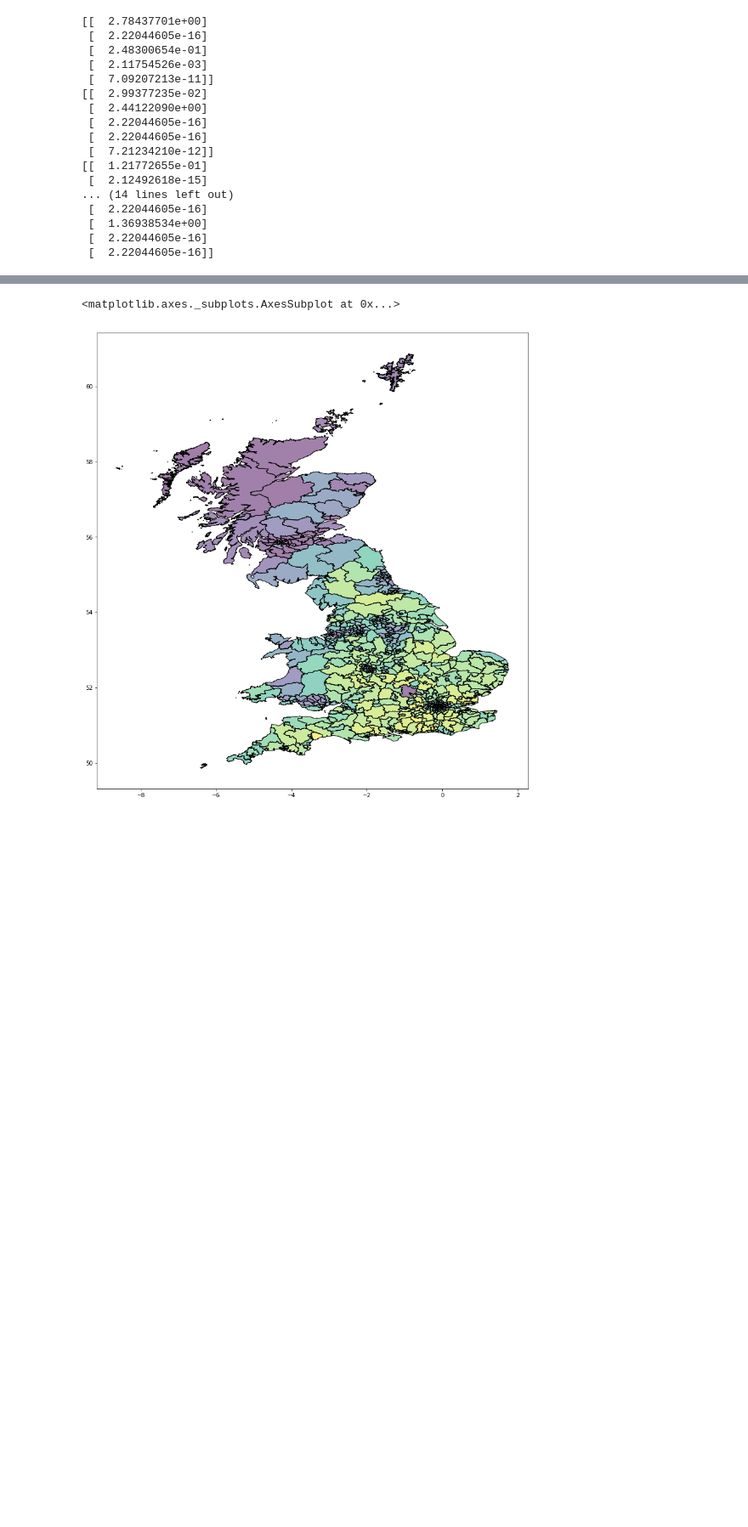
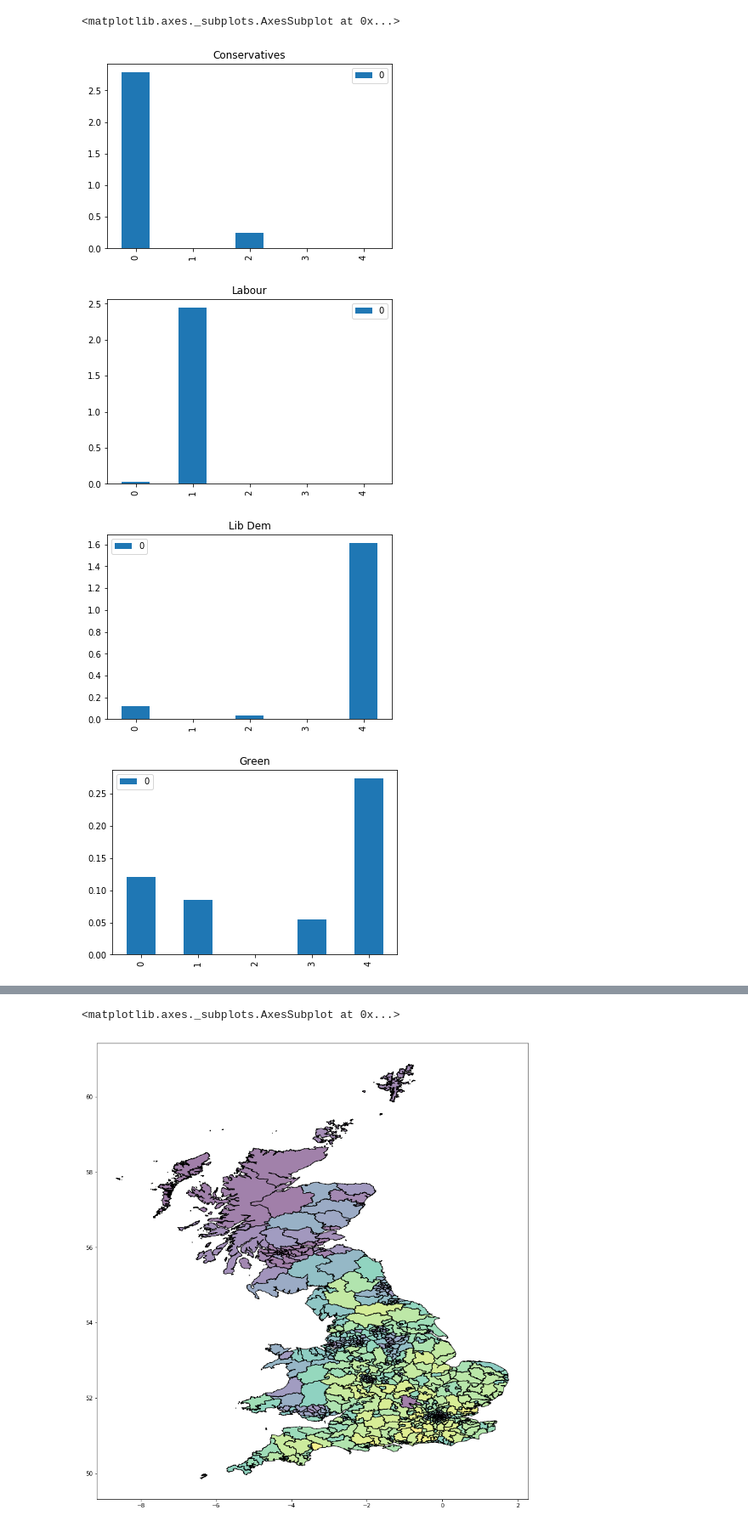
Before and after one commit to rikkhill/votefactor, a Jupyter notebook: notebooks/factorise.ipynb, the cells around one changed output, grey strips where cells are left out. Shown at 85% size. Drawn from its saved outputs; the diff is of its cells as text; code cells hidden in the pictures; blank space fills up the shorter version.

Commit message:
Add commentary and nicer spectra graphs

```diff
--- a/notebooks/factorise.ipynb
+++ b/notebooks/factorise.ipynb
@@ -18,38 +21,28 @@ nmf = nimfa.Nmf(V, seed="nndsvd", rank=5, max_iter=1000, update='divergence',
                 objective='div')
 nmf_fit = nmf()
 # %%
+# Eyeball them
+
 # Con
-print(nmf_fit.coef()[:, 16])
+pd.DataFrame(nmf_fit.coef()[:, 16]).plot.bar(title="Conservatives")
 
 # Lab
-print(nmf_fit.coef()[:, 58])
+pd.DataFrame(nmf_fit.coef()[:, 58]).plot.bar(title="Labour")
 
 # LD
-print(nmf_fit.coef()[:, 60])
+pd.DataFrame(nmf_fit.coef()[:, 60]).plot.bar(title="Lib Dem")
 
 # Green
-print(nmf_fit.coef()[:, 42])
+pd.DataFrame(nmf_fit.coef()[:, 42]).plot.bar(title="Green")
 
 # UKIP
-print(nmf_fit.coef()[:, 120])
+pd.DataFrame(nmf_fit.coef()[:, 120]).plot.bar(title="UKIP")
 
 # SNP
-print(nmf_fit.coef()[:, 106])
+pd.DataFrame(nmf_fit.coef()[:, 106]).plot.bar(title="SNP")
 # %% [output]
-[[  2.78437701e+00]
- [  2.22044605e-16]
- [  2.48300654e-01]
- [  2.11754526e-03]
- [  7.09207213e-11]]
-[[  2.99377235e-02]
- [  2.44122090e+00]
- [  2.22044605e-16]
- [  2.22044605e-16]
- [  7.21234210e-12]]
-[[  1.21772655e-01]
- [  2.12492618e-15]
-... (14 lines left out)
- [  2.22044605e-16]
- [  1.36938534e+00]
- [  2.22044605e-16]
- [  2.22044605e-16]]
+<matplotlib.axes._subplots.AxesSubplot at 0x...>
+[figure, added]
+[figure, added]
+[figure, added]
+[figure, added]
```
Also changed, not shown: parts of 17 cells of this notebook.
